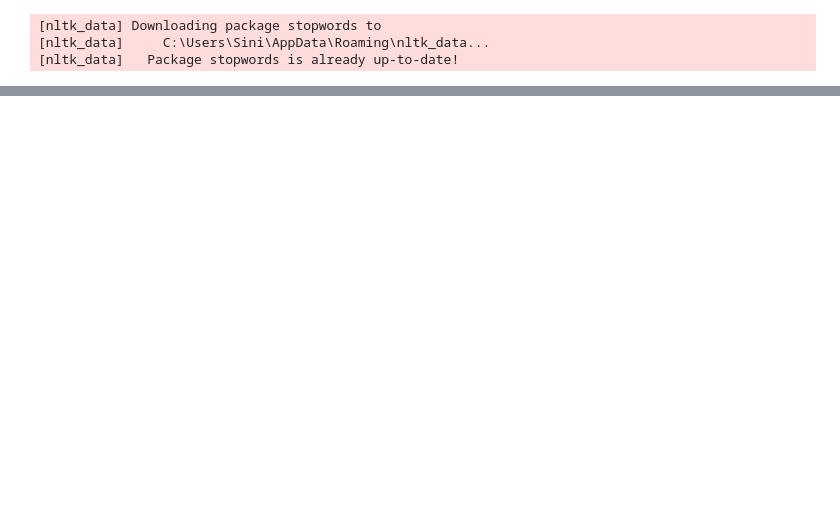
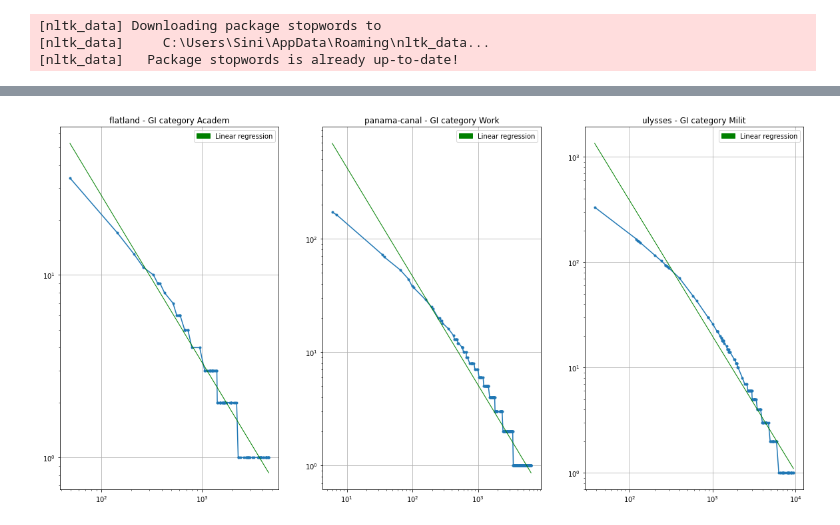
Before and after one commit to simppasofia/nlpproject, a Jupyter notebook: notebooks/word-categorisation.ipynb, the cells around one changed output, grey strips where cells are left out. Saved outputs shown, nothing was run; the diff lists cells and outputs as text; code cells hidden in the pictures; blank space fills up the shorter version.

```diff
--- a/notebooks/word-categorisation.ipynb
+++ b/notebooks/word-categorisation.ipynb
@@ -173,0 +293,30 @@ Results:
+# %%
+# Loglog Zipf
+fig, axs = plt.subplots(1, 3, figsize=(20,10))
+
+i = 0
+for b in books.index:
+    # Observations
+    axs[i].set_title(b + " - GI category " + cat_names[b])
+    axs[i].loglog(cat_ranks[b], cat_freqs[b], marker=".")
+
+    # Linear regression
+    slope, intercept, _, _, std_err = sts.linregress(log(cat_ranks[b]), log(cat_freqs[b]))
+    y = intercept + slope * log(cat_ranks[b])
+    axs[i].plot(cat_ranks[b], exp(y), lw=1, color="green")
+
+    # Zipf
+    #alpha = ahat(len(cat_ranks[b]), np.array(cat_ranks[b]))
+    #p = sts.zipf.pmf(np.array(cat_ranks[b]), alpha)
+    #total = sum(np.array(cat_freqs[b]))
+    #axs[i].plot(cat_ranks[b], p * total, lw=1, color='red')
+
+    green_patch = matplotlib.patches.Patch(color='green', label='Linear regression')
+    axs[i].legend(handles=[green_patch])
+    axs[i].grid(axis="both")
+
+    i = i+1
+
+plt.show()
+# %% [output]
+[figure, added]
```
Also changed, not shown: parts of 18 cells of this notebook.
